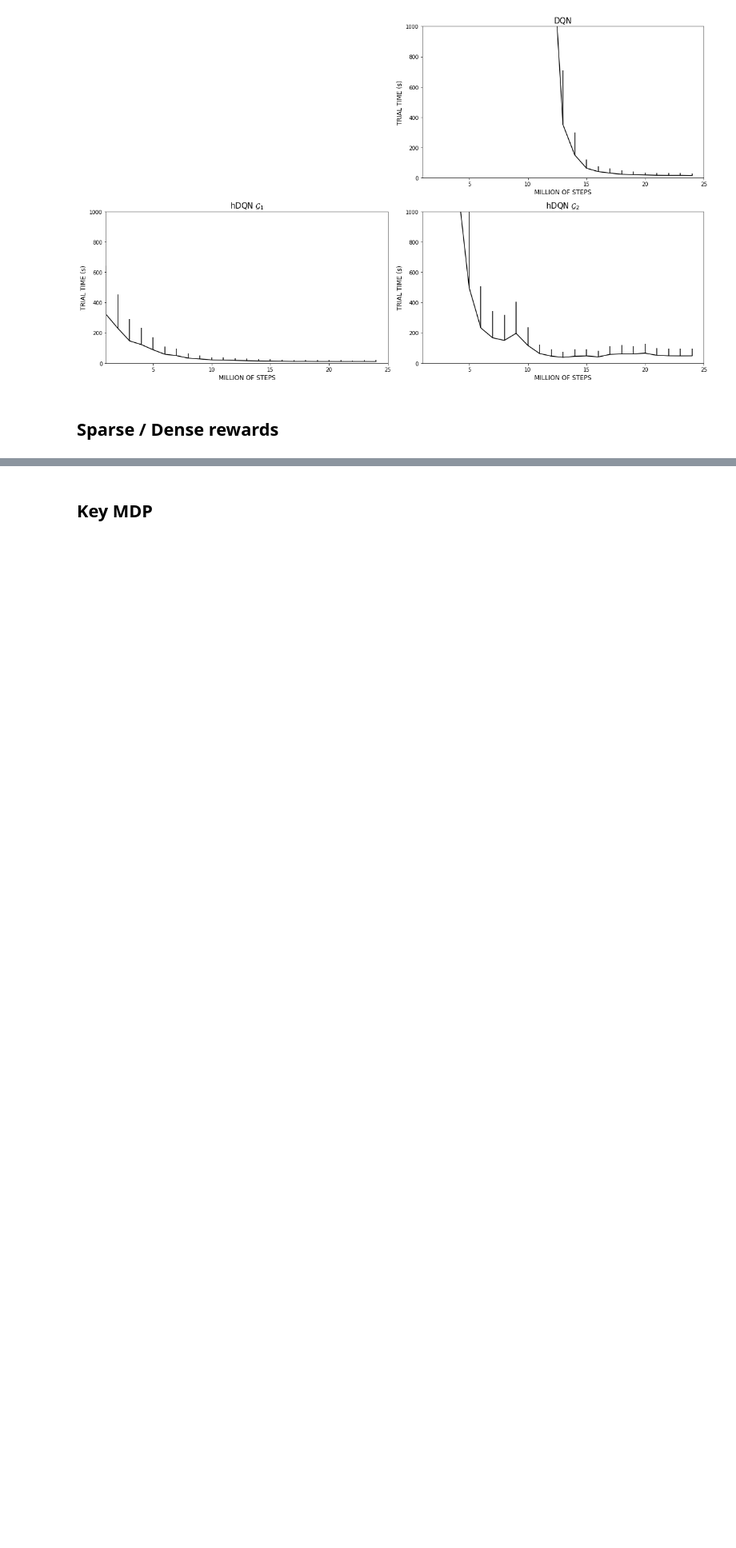
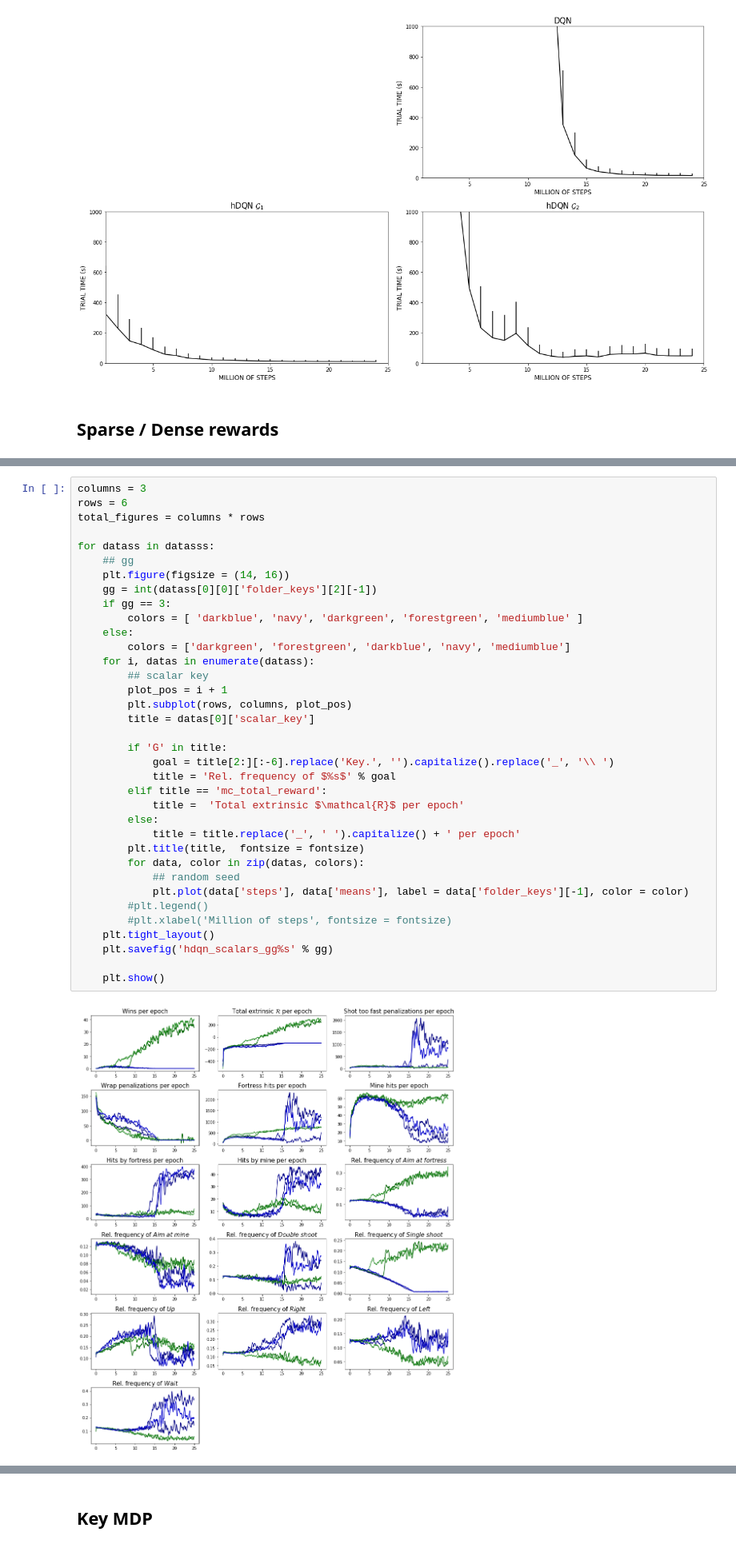
Before and after one commit to hipoglucido/Hierarchical-DRL-Tensorflow, a Jupyter notebook: plots.ipynb, the cells around one changed output, grey strips where cells are left out. Shown at 80% size. Cells and saved outputs as stored; diff of their text form; blank space fills up the shorter version.

```diff
--- a/plots.ipynb
+++ b/plots.ipynb
@@ -349,0 +418,38 @@ sr1
+# %%
+columns = 3
+rows = 6
+total_figures = columns * rows
+
+for datass in datasss:
+    ## gg
+    plt.figure(figsize = (14, 16))
+    gg = int(datass[0][0]['folder_keys'][2][-1])
+    if gg == 3:
+        colors = [ 'darkblue', 'navy', 'darkgreen', 'forestgreen', 'mediumblue' ]
+    else:
+        colors = ['darkgreen', 'forestgreen', 'darkblue', 'navy', 'mediumblue']
+    for i, datas in enumerate(datass):
+        ## scalar key
+        plot_pos = i + 1
+        plt.subplot(rows, columns, plot_pos)
+        title = datas[0]['scalar_key']
+
+        if 'G' in title:
+            goal = title[2:][:-6].replace('Key.', '').capitalize().replace('_', '\\ ')
+            title = 'Rel. frequency of $%s$' % goal
+        elif title == 'mc_total_reward':
+            title =  'Total extrinsic $\mathcal{R}$ per epoch'
+        else:
+            title = title.replace('_', ' ').capitalize() + ' per epoch'
+        plt.title(title,  fontsize = fontsize)
+        for data, color in zip(datas, colors):
+            ## random seed
+            plt.plot(data['steps'], data['means'], label = data['folder_keys'][-1], color = color)
+        #plt.legend()
+        #plt.xlabel('Million of steps', fontsize = fontsize)
+    plt.tight_layout()
+    plt.savefig('hdqn_scalars_gg%s' % gg)
+
+    plt.show()
+# %% [output]
+[figure, added]
```
Also changed, not shown: parts of 14 cells of this notebook.
